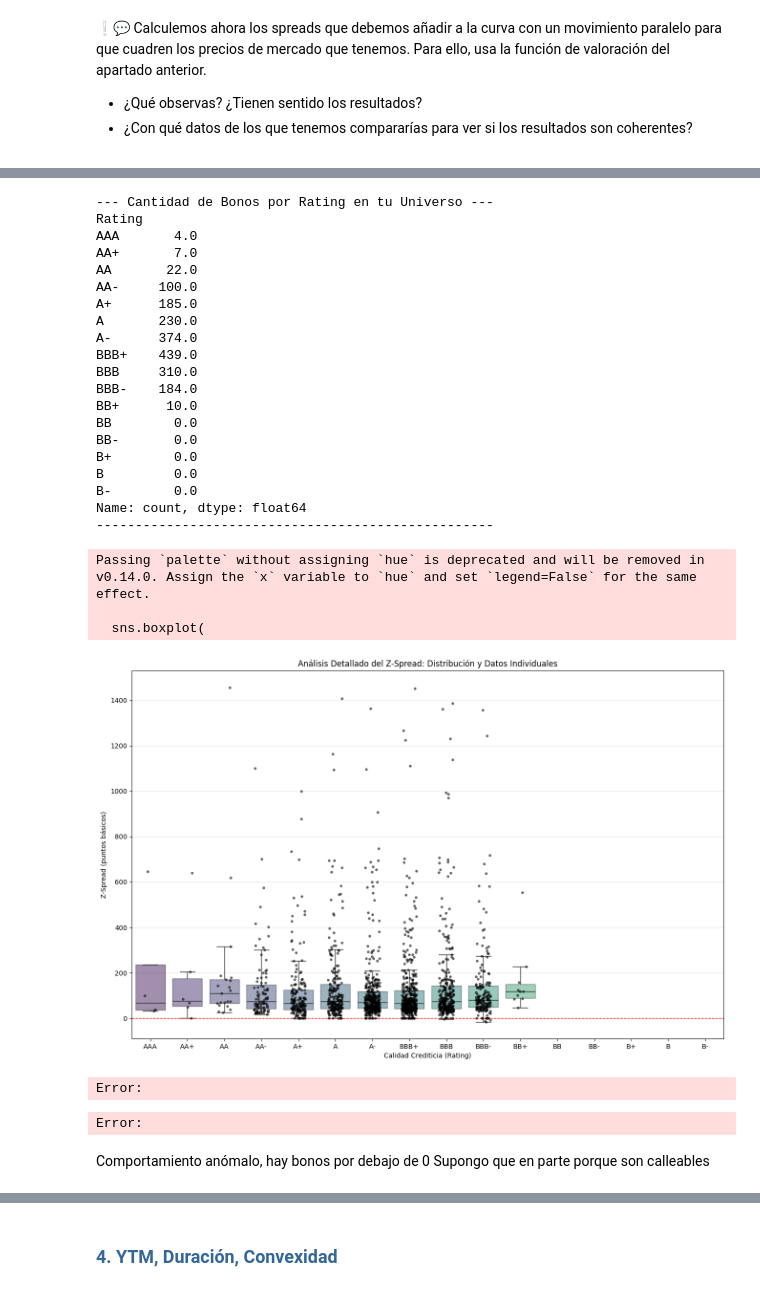
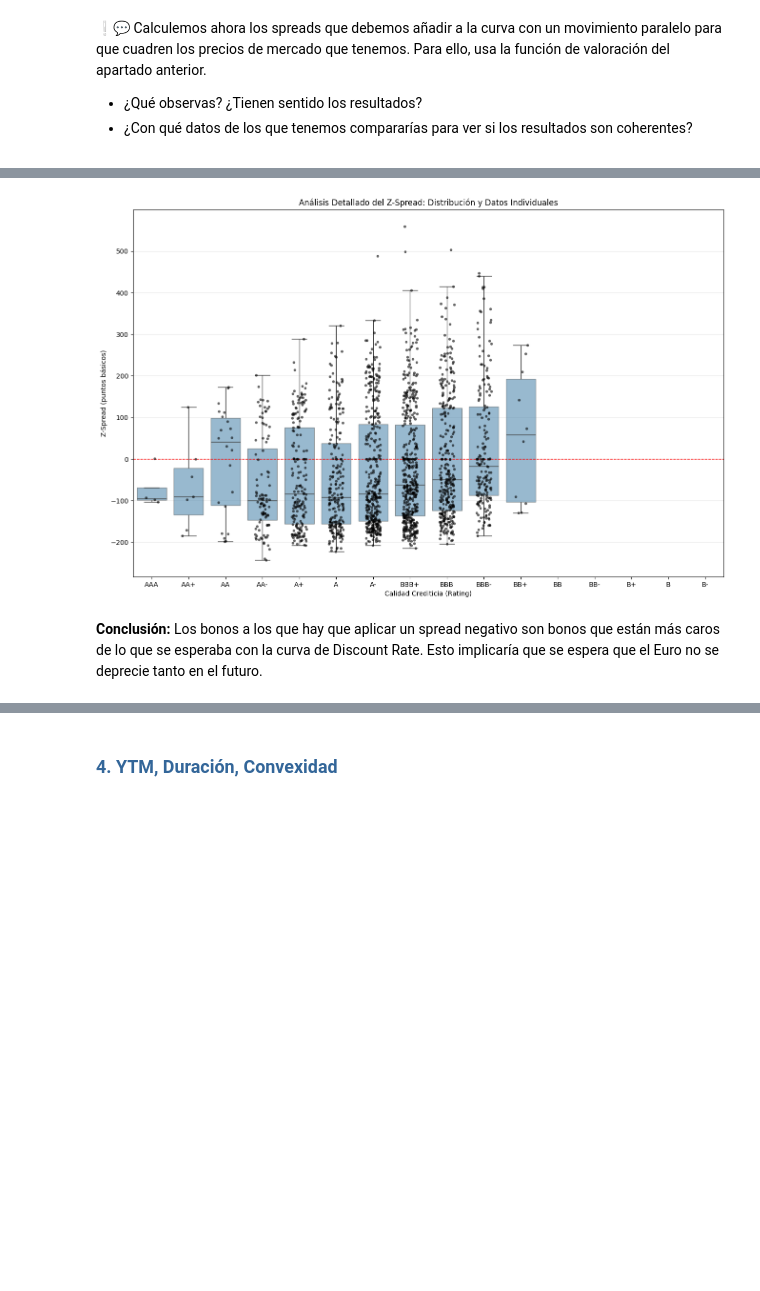
Before and after one commit to Juanjod54/MIAX_TB2.1, a Jupyter notebook: src/TallerRF_AnálisisCartera_Enunciado.ipynb, the cells around one changed output, grey strips where cells are left out. Cells and saved outputs as stored; diff of their text form; code cells hidden in the pictures; blank space fills up the shorter version.

Commit message:
Arreglado el metodo de evaluar y de z_spread

```diff
--- a/src/TallerRF_AnálisisCartera_Enunciado.ipynb
+++ b/src/TallerRF_AnálisisCartera_Enunciado.ipynb
@@ -740,14 +677,15 @@ A continuación se muestra una comparativa de los precios limpios estimados (los
 precios_hist_universo_path = Path('../data/precios_historicos_universo.csv')
 precios_historicos_universo = pd.read_csv(precios_hist_universo_path, sep=';', encoding='utf-8-sig', dtype='str')
 precios_historicos_universo.head()
+columna_fecha_hoy = fecha_valor.strftime('%d/%m/%Y')
 precios_historicos_universo = precios_historicos_universo.rename(columns={precios_historicos_universo.columns[0]: "ISIN"})
+precios_historicos_universo = precios_historicos_universo.rename(columns={columna_fecha_hoy: "Market Price"})
 # Eliminamos 'CORP' del ISIN
 precios_historicos_universo['ISIN'] = precios_historicos_universo['ISIN'].apply(lambda i: i.split(' ')[0])
 
-columna_fecha_hoy = fecha_valor.strftime('%d/%m/%Y')
-diferencia = pd.merge(universo_evaluado[['ISIN', 'Clean Price']], precios_historicos_universo[['ISIN', columna_fecha_hoy]], on='ISIN')
+universo_precios_historicos = pd.merge(universo_evaluado, precios_historicos_universo[['ISIN', 'Market Price']], on='ISIN')
 # Como hemos leido el csv como str, debemos pasar la columna de precios a float
-diferencia[columna_fecha_hoy] = pd.to_numeric(diferencia[columna_fecha_hoy], errors='coerce')
-diferencia['% Error'] = abs(diferencia[columna_fecha_hoy] - diferencia['Clean Price']) / diferencia[columna_fecha_hoy] * 100
-diferencia.head(10)
+universo_precios_historicos['Market Price'] = pd.to_numeric(universo_precios_historicos['Market Price'], errors='coerce')
+universo_precios_historicos['% Error'] = abs(universo_precios_historicos['Market Price'] - universo_precios_historicos['Clean Price']) / universo_precios_historicos['Market Price'] * 100
+universo_precios_historicos.head(10)
 # %% [output]
@@ -785,5 +716,5 @@ Error:
 
 </div>
 # %%
-simulation.calculate_z_spreads(fecha_valor, universo_evaluado, curva)
+universo_z_spread = simulation.calculate_z_spreads(fecha_valor, universo_precios_historicos, curva)
 # %% [output]
@@ -822,14 +738,4 @@ Error:
 # %%
-
-# --- 1. Verificar el tamaño de la muestra por rating ---
-# Esto nos dirá por qué faltan categorías y si alguna tiene muy pocos datos.
-print("--- Cantidad de Bonos por Rating en tu Universo ---")
-conteo_ratings = universo_evaluado['Rating'].value_counts().reindex(rating_order).fillna(0)
-print(conteo_ratings)
-print("---------------------------------------------------")
-
-
-# --- 2. Visualización Mejorada: Boxplot + Stripplot ---
 plt.figure(figsize=(16, 10))
 
 # Definimos el orden (el mismo de antes)
@@ -838,72 +744,44 @@ rating_order = [
     'BBB+', 'BBB', 'BBB-', 'BB+', 'BB', 'BB-', 'B+', 'B', 'B-'
 ]
 
 # Eliminamos los datos con más de 1500 puntos básicos
-df_plot_clean = universo_evaluado[universo_evaluado['Z Spread'] < 1500].copy()
+df_plot_clean = universo_z_spread[universo_z_spread['Z Spread'] < 1500].copy()
 
-# A. BOXPLOT (El resumen estadístico)
 # Lo hacemos más transparente (alpha=0.5) para que no tape los puntos
 sns.boxplot(
     x='Rating',
     y='Z Spread',
     data=df_plot_clean,
     order=rating_order,
-    palette="viridis",
-    boxprops=dict(alpha=0.5), # Transparencia
-    showfliers=False # No mostramos los outliers del boxplot, los veremos con el stripplot
+    boxprops=dict(alpha=0.5),
+    showfliers=False
 )
 
-# B. STRIPPLOT (La "verdad" de los datos crudos)
-# Pone un puntito por cada bono real. 'jitter' los dispersa un poco para que no se monten.
+# Pone un punto por cada bono real
 sns.stripplot(
     x='Rating',
     y='Z Spread',
     data=df_plot_clean,
     order=rating_order,
-    color='black', # Puntos negros para contraste
-    alpha=0.6,     # Un poco transparentes
-    jitter=0.2,    # Dispersión horizontal
-    size=4         # Tamaño del punto
+    color='black',
+    alpha=0.6,
+    jitter=0.2,
+    size=4
 )
 
 plt.title('Análisis Detallado del Z-Spread: Distribución y Datos Individuales')
 plt.ylabel('Z-Spread (puntos básicos)')
 plt.xlabel('Calidad Crediticia (Rating)')
 plt.grid(True, alpha=0.3, axis='y')
 
 # Añadimos una línea roja en 0 como referencia
 plt.axhline(y=0, color='r', linestyle='--', linewidth=1)
 
 plt.show()
 # %% [output]
---- Cantidad de Bonos por Rating en tu Universo ---
-Rating
-AAA       4.0
-AA+       7.0
-AA       22.0
-AA-     100.0
-A+      185.0
-A       230.0
-A-      374.0
-BBB+    439.0
-BBB     310.0
-BBB-    184.0
-BB+      10.0
-BB        0.0
-BB-       0.0
-B+        0.0
-B         0.0
-B-        0.0
-Name: count, dtype: float64
----------------------------------------------------
-Passing `palette` without assigning `hue` is deprecated and will be removed in v0.14.0. Assign the `x` variable to `hue` and set `legend=False` for the same effect.
-
-  sns.boxplot(
-[figure, old version]
+[figure, new version]
-Error:
-Error:
 # %% [markdown]
-Comportamiento anómalo, hay bonos por debajo de 0 Supongo que en parte porque son calleables
+**Conclusión:** Los bonos a los que hay que aplicar un spread negativo son bonos que están más caros de lo que se esperaba con la curva de Discount Rate. Esto implicaría que se espera que el Euro no se deprecie tanto en el futuro.
 # %%
 
 
```
Also changed, not shown: parts of 40 cells of this notebook, 1 other file.
